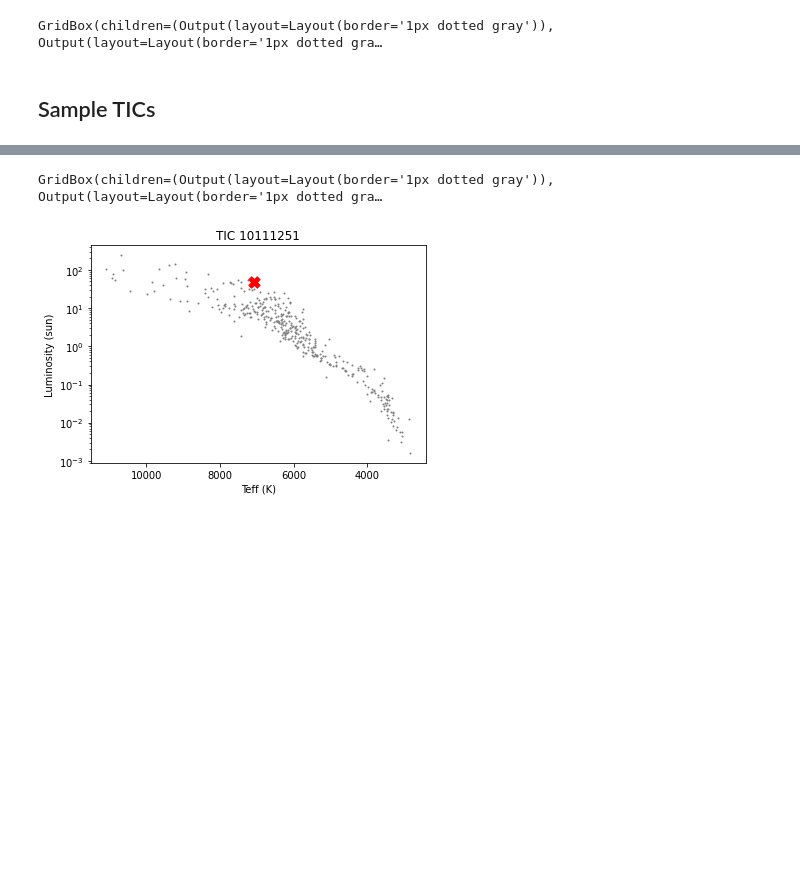
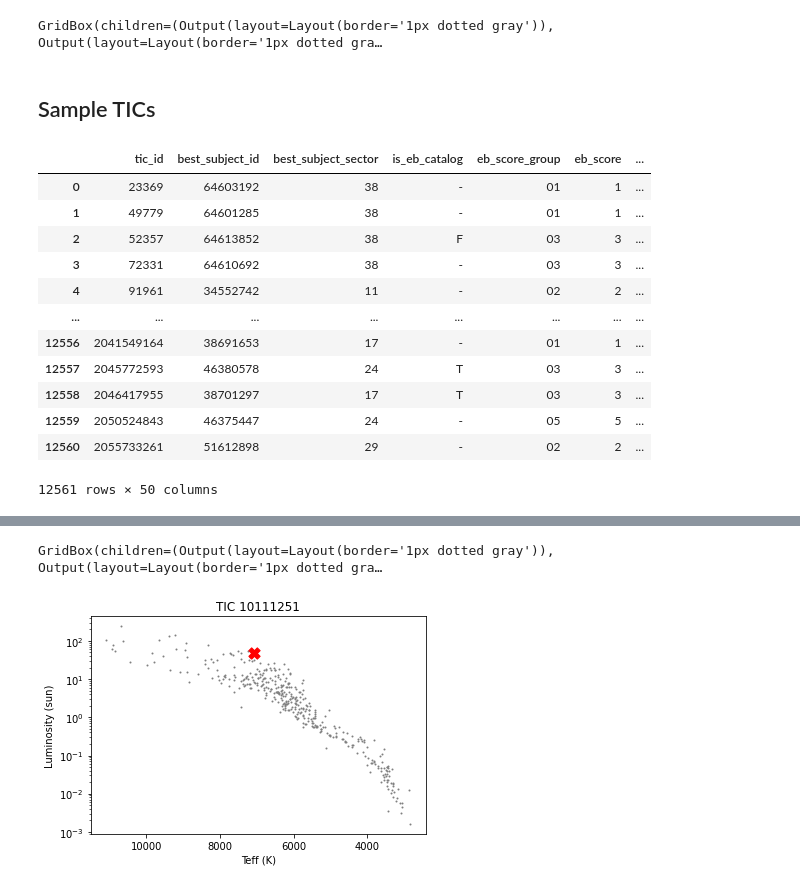
Before and after one commit to orionlee/pht_eb_stats2, a Jupyter notebook: src/dashboard.ipynb, the cells around one changed output, grey strips where cells are left out. Saved outputs shown, nothing was run; the diff lists cells and outputs as text; code cells hidden in the pictures; blank space fills up the shorter version.

```diff
--- a/src/dashboard.ipynb
+++ b/src/dashboard.ipynb
@@ -93,6 +108,22 @@ display(two_columns(styler_by_score, styler))
 GridBox(children=(Output(layout=Layout(border='1px dotted gray')), Output(layout=Layout(border='1px dotted gra…
 # %% [markdown]
 ## Sample TICs
+# %%
+df_catalog
+# %% [output]
+|  | tic_id | best_subject_id | best_subject_sector | is_eb_catalog | eb_score_group | eb_score | ... |
+| 0 | 23369 | 64603192 | 38 | - | 01 | 1 | ... |
+| 1 | 49779 | 64601285 | 38 | - | 01 | 1 | ... |
+| 2 | 52357 | 64613852 | 38 | F | 03 | 3 | ... |
+| 3 | 72331 | 64610692 | 38 | - | 03 | 3 | ... |
+| 4 | 91961 | 34552742 | 11 | - | 02 | 2 | ... |
+| ... | ... | ... | ... | ... | ... | ... | ... |
+| 12556 | 2041549164 | 38691653 | 17 | - | 01 | 1 | ... |
+| 12557 | 2045772593 | 46380578 | 24 | T | 03 | 3 | ... |
+| 12558 | 2046417955 | 38701297 | 17 | T | 03 | 3 | ... |
+| 12559 | 2050524843 | 46375447 | 24 | - | 05 | 5 | ... |
+| 12560 | 2055733261 | 51612898 | 29 | - | 02 | 2 | ... |
+12561 rows × 50 columns
 # %%
 reload(dashboard_utils)
 
```
Also changed, not shown: parts of 3 cells of this notebook, 1 other file.
